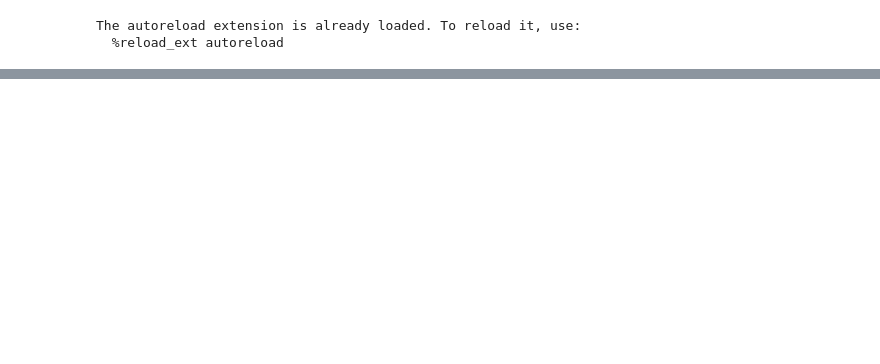
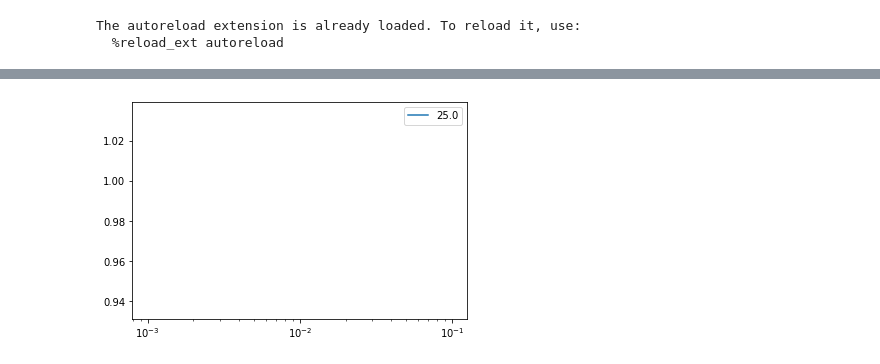
Before and after one commit to bchasnov/learning-in-games, a Jupyter notebook: demo.ipynb, the cells around one changed output, grey strips where cells are left out. Cells and saved outputs as stored; diff of their text form; code cells hidden in the pictures; blank space fills up the shorter version.

```diff
--- a/demo.ipynb
+++ b/demo.ipynb
@@ -18,6 +18,10 @@ The autoreload extension is already loaded. To reload it, use:
 # %%
 import matplotlib.pyplot as plt
 # %%
-args = main.config()
+storedir = './checkpoints_20200518'
+args = main.config(storedir=storedir)
 arg_files = glob.glob(os.path.join(args.storedir, '**/args.txt'), recursive=True)
-exp_dirs = [os.path.dirname(f) for f in arg_files]
+kwargs = [helpers.load_dict(argfile) for argfile in arg_files]
+for k,f in zip(kwargs, arg_files):
+    if k['perturb_reg'] <= 0.00000 and k['lr2'] <= 40:
+        print(f)
@@ -82,0 +91,6 @@ torch.autograd
+# %%
+plt.plot(df['eps'], df['adv_accuracy'])
+plt.legend(list(df['lr2']))
+plt.xscale('log')
+# %% [output]
+[figure, added]
```
Also changed, not shown: parts of 20 cells of this notebook, 4 other files.
